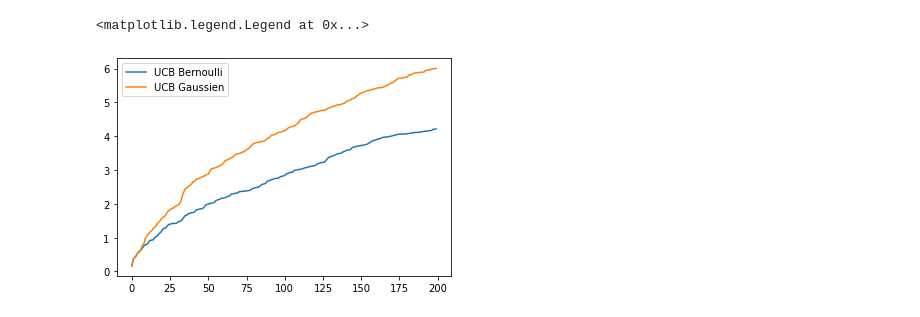
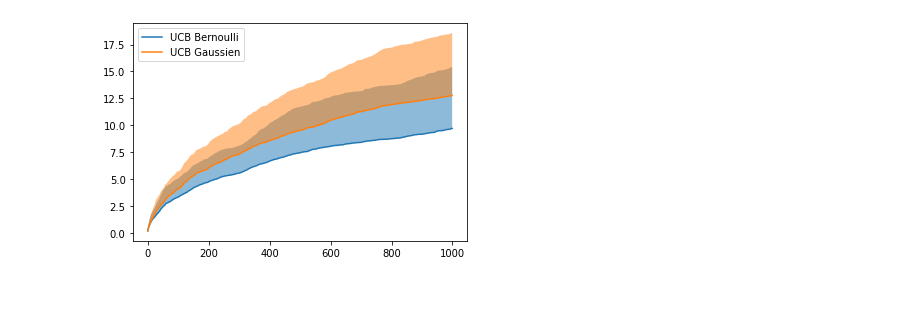
Before and after one commit to vincentmasse/IFT-7201, a Jupyter notebook: RL_devoir_1_no2.ipynb, the cells around one changed output. Saved outputs shown, nothing was run; the diff lists cells and outputs as text; code cells hidden in the pictures.

```diff
--- a/RL_devoir_1_no2.ipynb
+++ b/RL_devoir_1_no2.ipynb
@@ -86,7 +86,7 @@ plt.legend()
 # %%
 N = 50
 k = 2
-T = 200
+T = 1000
 c = 1
 
 np.random.seed(50)
@@ -105,11 +105,16 @@ for i in range(N):
     cumul_regret_gaussian.append(bandit2.get_cumul_regret())
 
 mean_cumul_regret_bernoulli = np.mean(cumul_regret_bernoulli, axis=0)
+std_cumul_regret_bernoulli = np.std(cumul_regret_bernoulli, axis=0)
 mean_cumul_regret_gaussian = np.mean(cumul_regret_gaussian, axis=0)
+std_cumul_regret_gaussian = np.std(cumul_regret_gaussian, axis=0)
-# %%
-plt.plot(mean_cumul_regret_bernoulli, label = 'UCB Bernoulli')
-plt.plot(mean_cumul_regret_gaussian, label = 'UCB Gaussien')
-plt.legend()
-# %% [output]
-<matplotlib.legend.Legend at 0x...>
-[figure, removed]
+# %%
+std_cumul_regret_gaussian = np.std(cumul_regret_gaussian, axis=0)
+plt.plot(mean_cumul_regret_bernoulli, label = 'UCB Bernoulli')
+plt.plot(mean_cumul_regret_gaussian, label = 'UCB Gaussien')
+plt.fill_between(np.arange(T), mean_cumul_regret_bernoulli, mean_cumul_regret_bernoulli+std_cumul_regret_bernoulli, alpha=0.5)
+plt.fill_between(np.arange(T), mean_cumul_regret_gaussian, mean_cumul_regret_gaussian+std_cumul_regret_gaussian, alpha=0.5)
+plt.legend(loc='upper left')
+plt.savefig('rapport/figures/comparaison.pdf')
+# %% [output]
+[figure, added]
```
Also changed, not shown: parts of 3 cells of this notebook, 1 other file.
